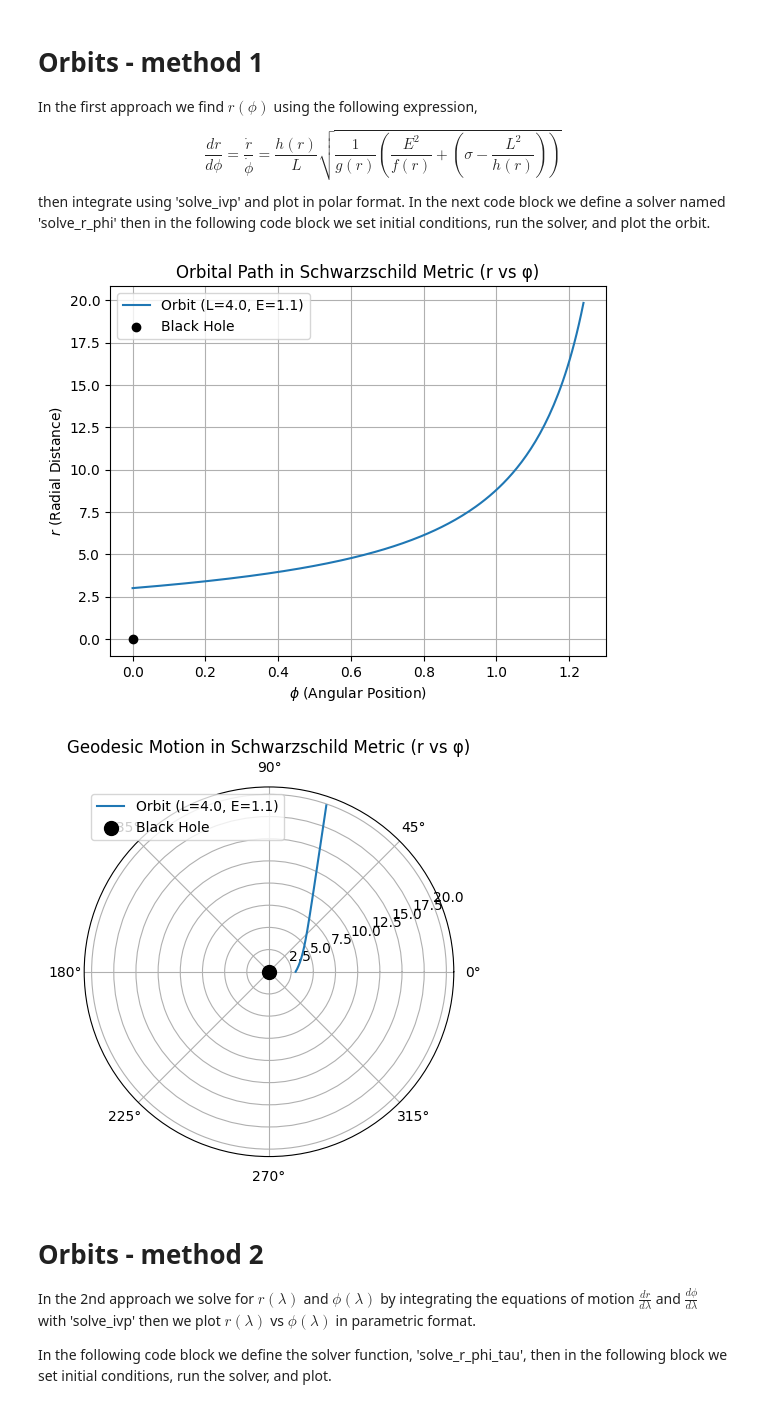
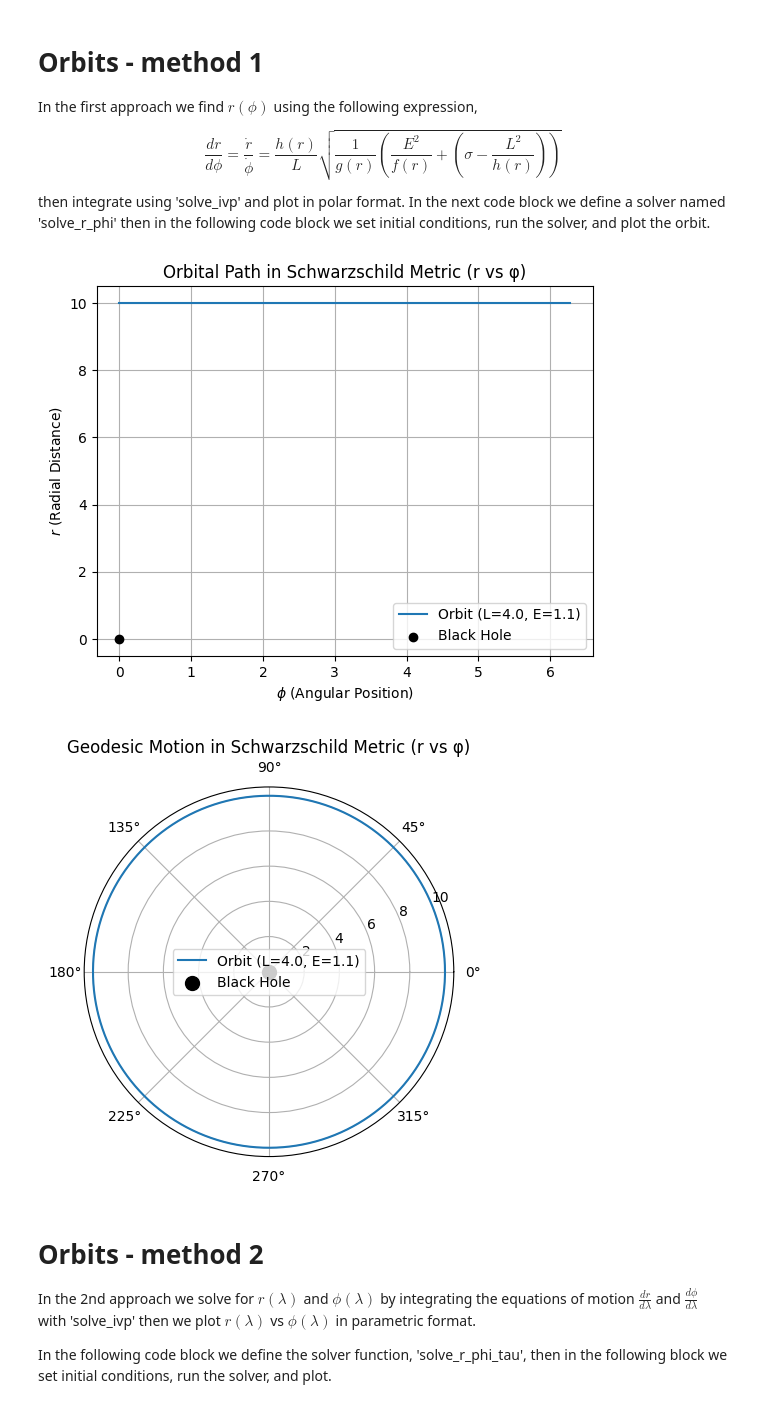
Before and after one commit to AdamSmithOrlik/quantum-black-holes, a Jupyter notebook: sue/research-2.ipynb, the cells around one changed output. Cells and saved outputs as stored; diff of their text form; code cells hidden in the pictures.

```diff
--- a/sue/research-2.ipynb
+++ b/sue/research-2.ipynb
@@ -112,16 +140,16 @@ Here we assign values for Mass (central massive object), and Energy and Angular
 # %%
 # block 3 - assign values for mass, energy, and angular momentum
 M1 = 1.0
-rs1 = rad_sc(M1)
-r1 = 20 * rs1
+rs1 = r_sc(M1)
+r1 = 10 * rs1
 Q_b0 = 0.0
-Q_b1 = 0.5
-Q_b2 = 0.75
-Q_b3 = 1.0
+Q_b1 = 0.25
+Q_b2 = 0.5
+Q_b3 = 0.75
 Q_c0 = 0.0
-Q_c1 = 0.5
-Q_c2 = 0.75
-Q_c3 = 1.0
+Q_c1 = 0.25
+Q_c2 = 0.5
+Q_c3 = 0.75
 
 # conserved quantities (constants)
 E1 = 1.1 # energy of orbiting particle
@@ -309,7 +376,7 @@ then integrate using 'solve_ivp' and plot in polar format. In the next code bloc
 # %%
 # block 7 - solve for r(phi) and make a polar plot
 # define dr/dphi solver function for integration
-def solve_r_phi(params, phi_range, r_init, sigma=0):
+def solve_r_phi(params, phi_range, r_init, epsilon=0):
     """
     Solve for r as a function of phi using solve_ivp.
 
@@ -327,20 +394,20 @@ def solve_r_phi(params, phi_range, r_init, sigma=0):
     sol : OdeSolution
         Solution object from solve_ivp.
     """
-    E, L, M = params  # unpack parameters
+    E, L, M, Q_b, Q_c = params  # unpack parameters
 
     def dr_dphi(phi, y):
         r = y[0]
-        epsilon = 1e-6
+        corr = 1e-6
 
         # stop integration if r is out of bounds
-        if r <= rs1 + epsilon or r >= r_max:
+        if r <= rs1 + corr or r >= r_max:
             return [0]
 
-        hr = h(r)
-        fr = f(r, M)
-        gr = g(r, M)
-        dr_dphi = (hr / L) * np.sqrt(max(0, 1 / gr * (E**2 / fr + (sigma - L**2 / hr))))
+        hh = h(r, M, Q_c)
+        ff = f(r, M, Q_b, Q_c)
+        gg = g(r, M, Q_b, Q_c)
+        dr_dphi = (hh / L) * np.sqrt(max(0, 1 / gg * (E**2 / ff + (epsilon - L**2 / hh))))
         return [dr_dphi]
 
     # Solve the ODE
@@ -352,37 +419,37 @@ def solve_r_phi(params, phi_range, r_init, sigma=0):
 
 # initial conditions
 phi_range = (0, 2 * np.pi)
-r_init = 1.5 * rs1
-params = [E1, L1, M1]
+r_init = 5 * rs1
+params = [E1, L1, M1, Q_b1, Q_c1]
 r_max = 10 * rs1
 sol_r_phi = solve_r_phi(params, phi_range, r_init)
 
 # extract solution
 phi_vals = sol_r_phi.t
 r_vals = sol_r_phi.y[0]
 valid_indices = r_vals <= r_max
 phi_vals2 = phi_vals[valid_indices]
 r_vals2 = r_vals[valid_indices]
 
 plt.plot(phi_vals2, r_vals2, label=f'Orbit (L={L1}, E={E1})')
 plt.scatter([0], [0], color='black', label='Black Hole', zorder=5)
 plt.xlabel(r'$\phi$ (Angular Position)')
 plt.ylabel(r'$r$ (Radial Distance)')
 plt.title('Orbital Path in Schwarzschild Metric (r vs φ)')
 plt.legend()
 plt.grid(True)
 plt.show()
 
 # plar plot
 plt.polar(phi_vals2, r_vals2, label=f'Orbit (L={L1}, E={E1})')
 plt.scatter([0], [0], color='black', marker='o', s=100, label='Black Hole', zorder=5)
 plt.title('Geodesic Motion in Schwarzschild Metric (r vs φ)')
 plt.legend()
 plt.grid(True)
 plt.show()
 # %% [output]
-[figure, old version]
+[figure, new version]
-[figure, old version]
+[figure, new version]
 # %% [markdown]
 # Orbits - method 2
 
```
Also changed, not shown: parts of 12 cells of this notebook, 1 other file.
